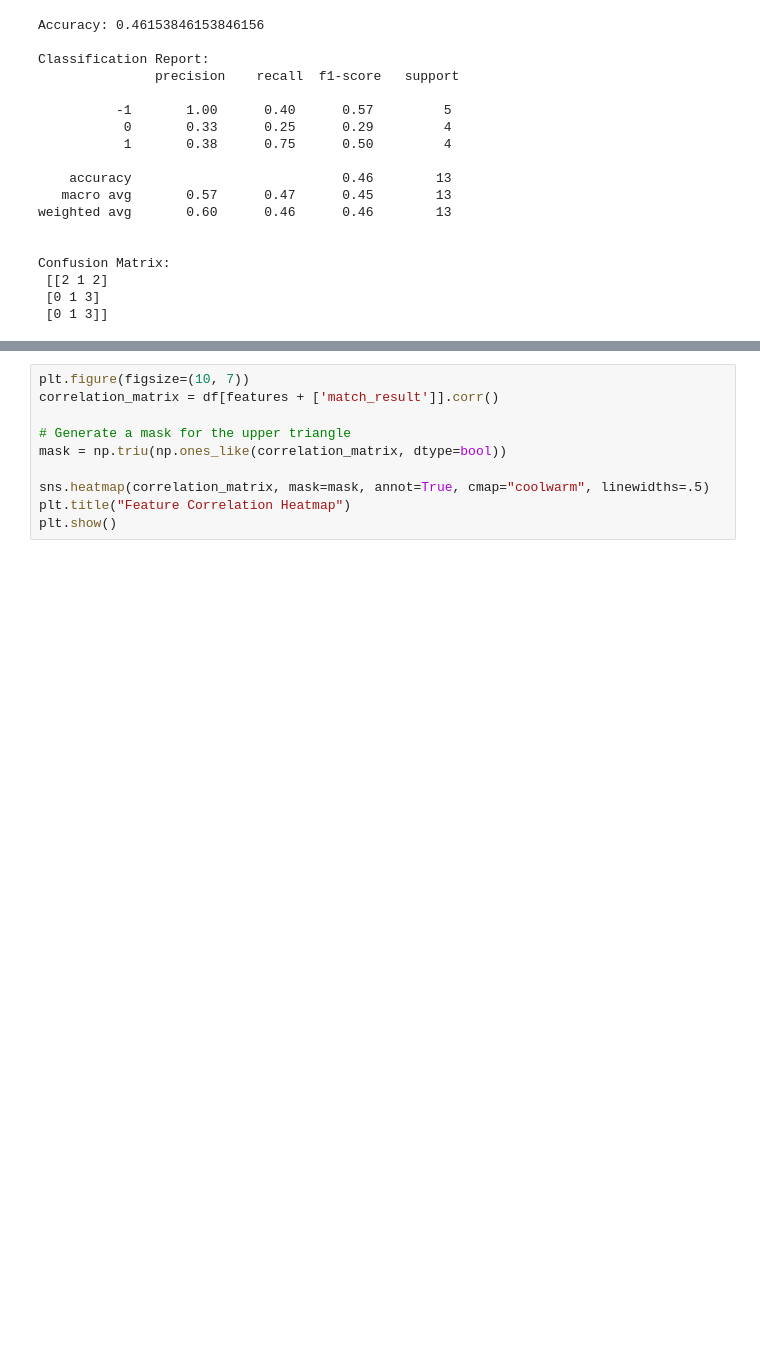
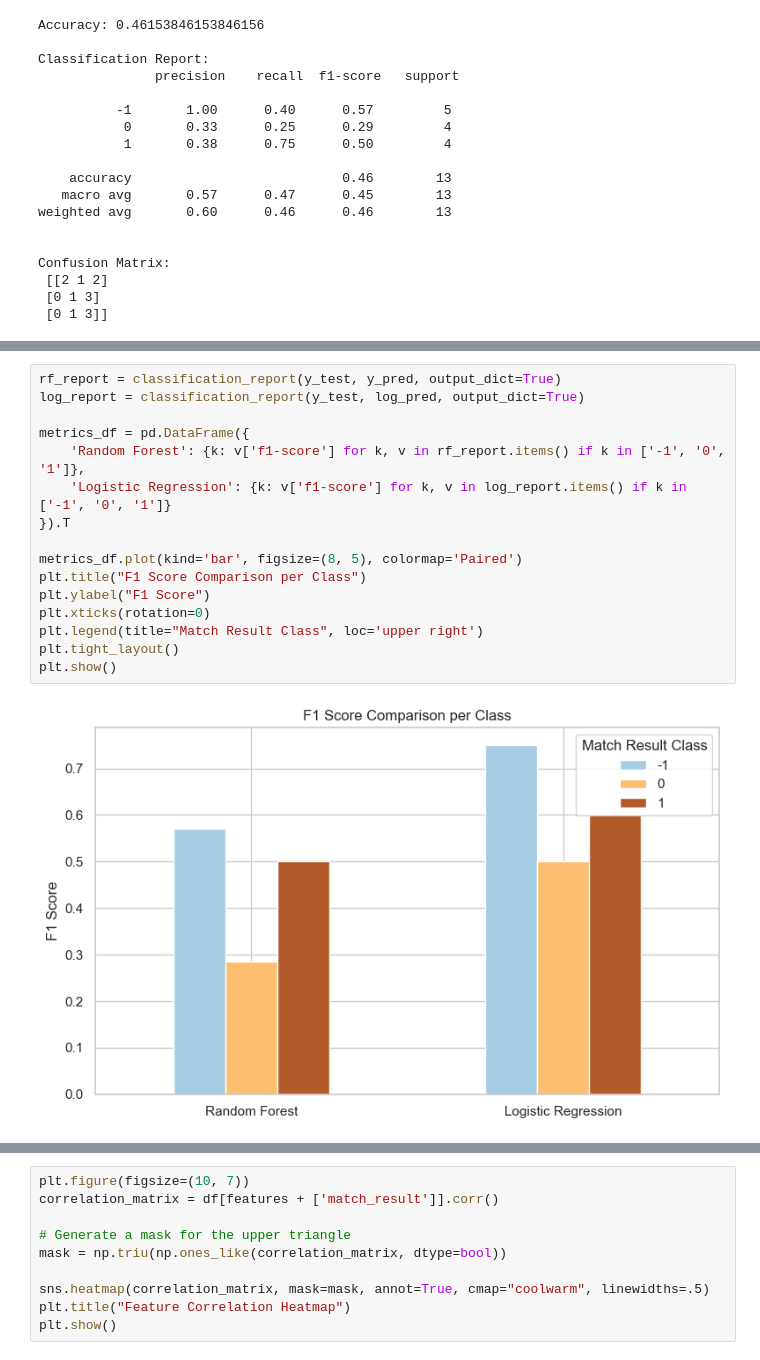
Before and after one commit to AquilIqbal/ostds_mini_project, a Jupyter notebook: fifa_analysis.ipynb, the cells around one changed output, grey strips where cells are left out. Drawn from its saved outputs; the diff is of its cells as text; blank space fills up the shorter version.

```diff
--- a/fifa_analysis.ipynb
+++ b/fifa_analysis.ipynb
@@ -114,0 +179,18 @@ Passing `palette` without assigning `hue` is deprecated and will be removed in v
+# %%
+rf_report = classification_report(y_test, y_pred, output_dict=True)
+log_report = classification_report(y_test, log_pred, output_dict=True)
+
+metrics_df = pd.DataFrame({
+    'Random Forest': {k: v['f1-score'] for k, v in rf_report.items() if k in ['-1', '0', '1']},
+    'Logistic Regression': {k: v['f1-score'] for k, v in log_report.items() if k in ['-1', '0', '1']}
+}).T
+
+metrics_df.plot(kind='bar', figsize=(8, 5), colormap='Paired')
+plt.title("F1 Score Comparison per Class")
+plt.ylabel("F1 Score")
+plt.xticks(rotation=0)
+plt.legend(title="Match Result Class", loc='upper right')
+plt.tight_layout()
+plt.show()
+# %% [output]
+[figure, added]
```
Also changed, not shown: parts of 10 cells of this notebook, 2 other files.
